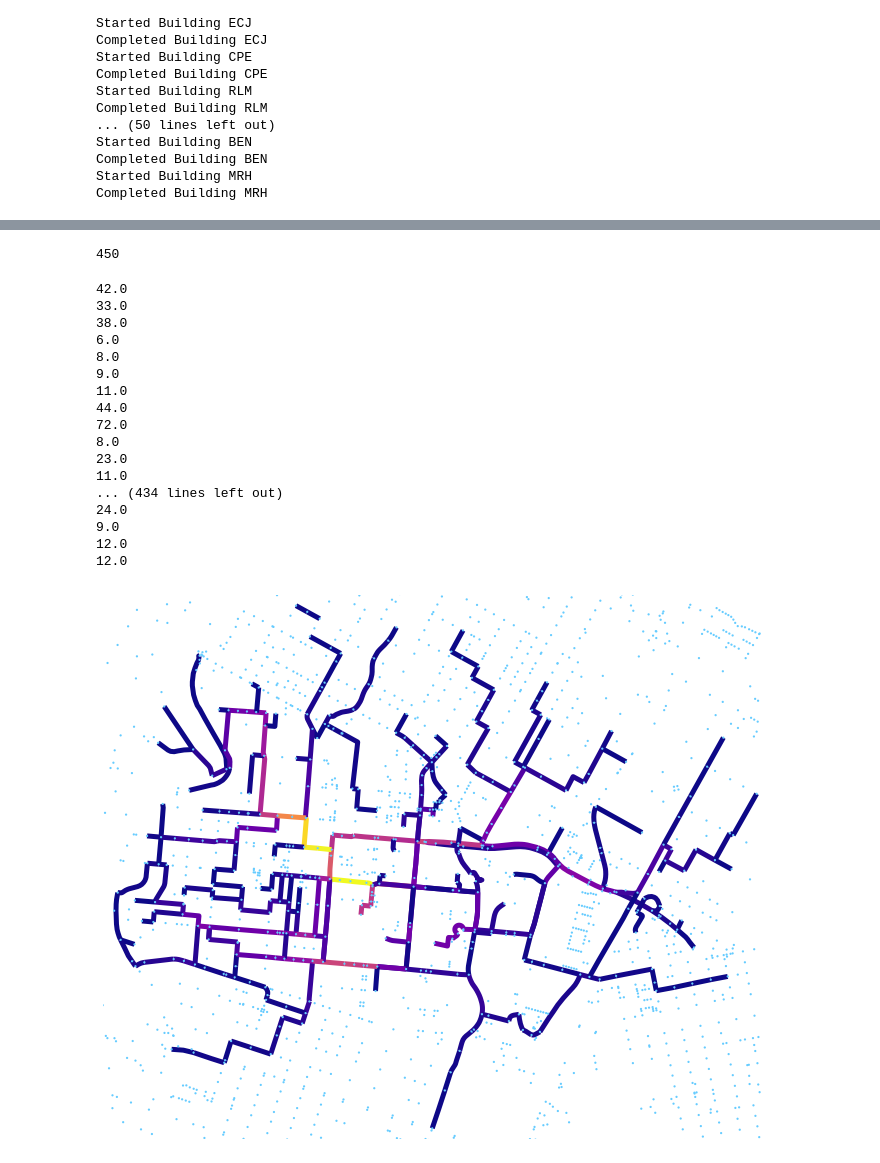
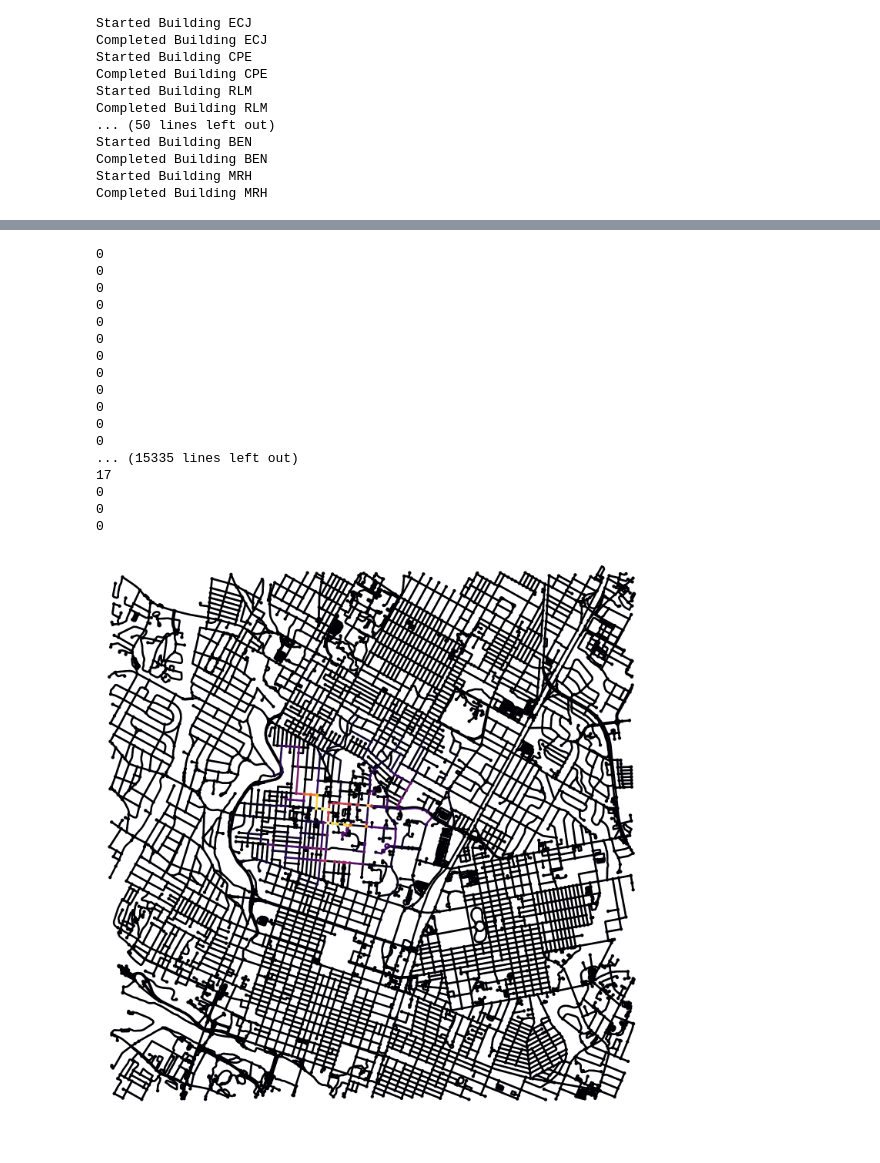
Before and after one commit to sanjayyepuri/DocklessVehicleTraffic, a Jupyter notebook: notebooks/DocklessScooterBayesNet.ipynb, the cells around one changed output, grey strips where cells are left out. Saved outputs shown, nothing was run; the diff lists cells and outputs as text; code cells hidden in the pictures.

```diff
--- a/notebooks/DocklessScooterBayesNet.ipynb
+++ b/notebooks/DocklessScooterBayesNet.ipynb
@@ -171,43 +192,29 @@ sim.simulate(sampled_data)
-# %%
-max_count = -1
-
-
-edges = list(sim.map.edges)
-
-for i in range(len(edges)):
-    e = edges[i]
-    sim.map.edges[e]['count'] = float(sim.map.edges[e]['count'])
-
-    if  sim.map.edges[e]['count'] <= 5:
-        sim.map.remove_edge(*e)
-
-
-print(len(sim.map.edges))
-# %% [output]
-450
 # %%
 for e in sim.map.edges:
     print(sim.map.edges[e]['count'])
 # %% [output]
-42.0
-33.0
-38.0
-6.0
-8.0
-9.0
-11.0
-44.0
-72.0
-8.0
-23.0
-11.0
-... (434 lines left out)
-24.0
-9.0
-12.0
-12.0
+0
+0
+0
+0
+0
+0
+0
+0
+0
+0
+0
+0
+... (15335 lines left out)
+17
+0
+0
+0
 # %%
-nc = ox.get_edge_colors_by_attr(sim.map, 'count', cmap='plasma', num_bins=100)
-fig, ax = ox.plot_graph(sim.map, fig_height=10, edge_color=nc, node_size=5, node_zorder=3, edge_linewidth=5)
+ec = ox.get_edge_colors_by_attr(sim.map, 'count', cmap='inferno', num_bins=100)
+nc = ox.get_node_colors_by_attr(sim.map, 'count', cmap='inferno', num_bins=100)
+fig, ax = ox.plot_graph(sim.map, fig_height=20, edge_color=ec, node_color=nc, node_size=75, node_zorder=3, edge_linewidth=5, dpi=1000, filename="sanjaybig.svg", file_format='svg', save=True)
+
+# fig.colorbar(fig, cax=make_axes_locatable(ax), orientation='vertical')
 # %% [output]
-[figure, old version]
+[figure, new version]
```
Also changed, not shown: parts of 16 cells of this notebook, 5 other files.
